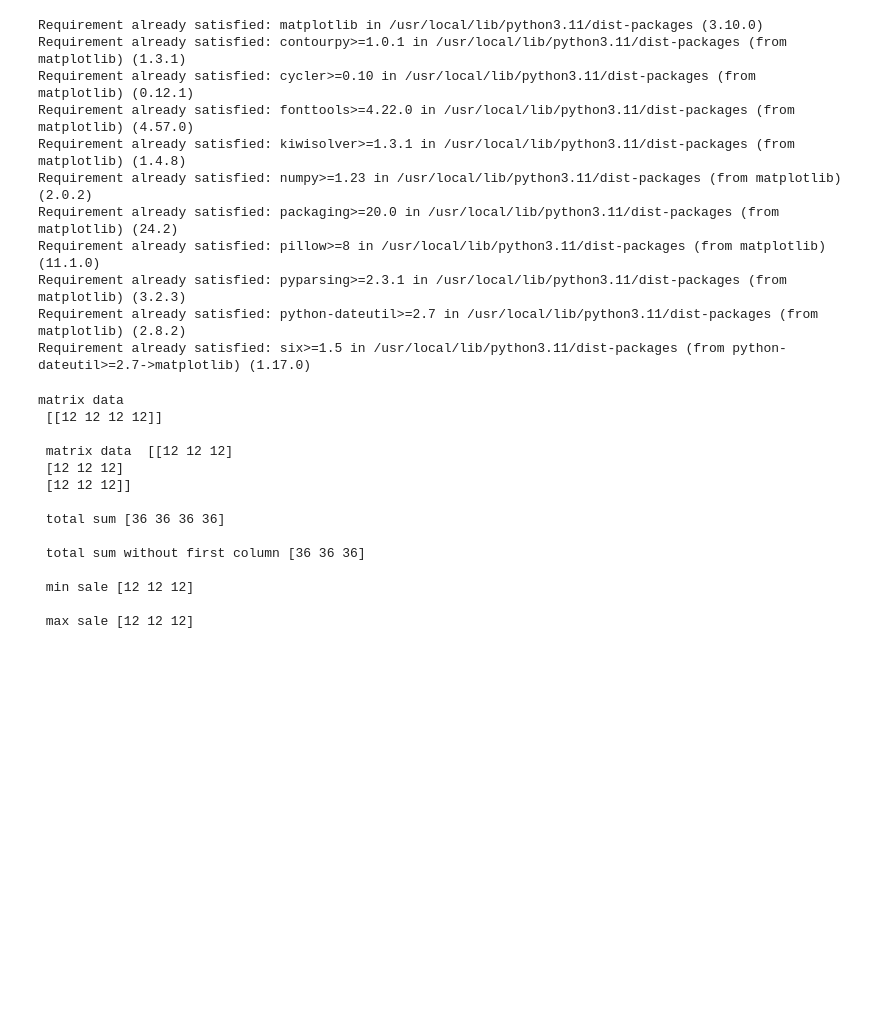
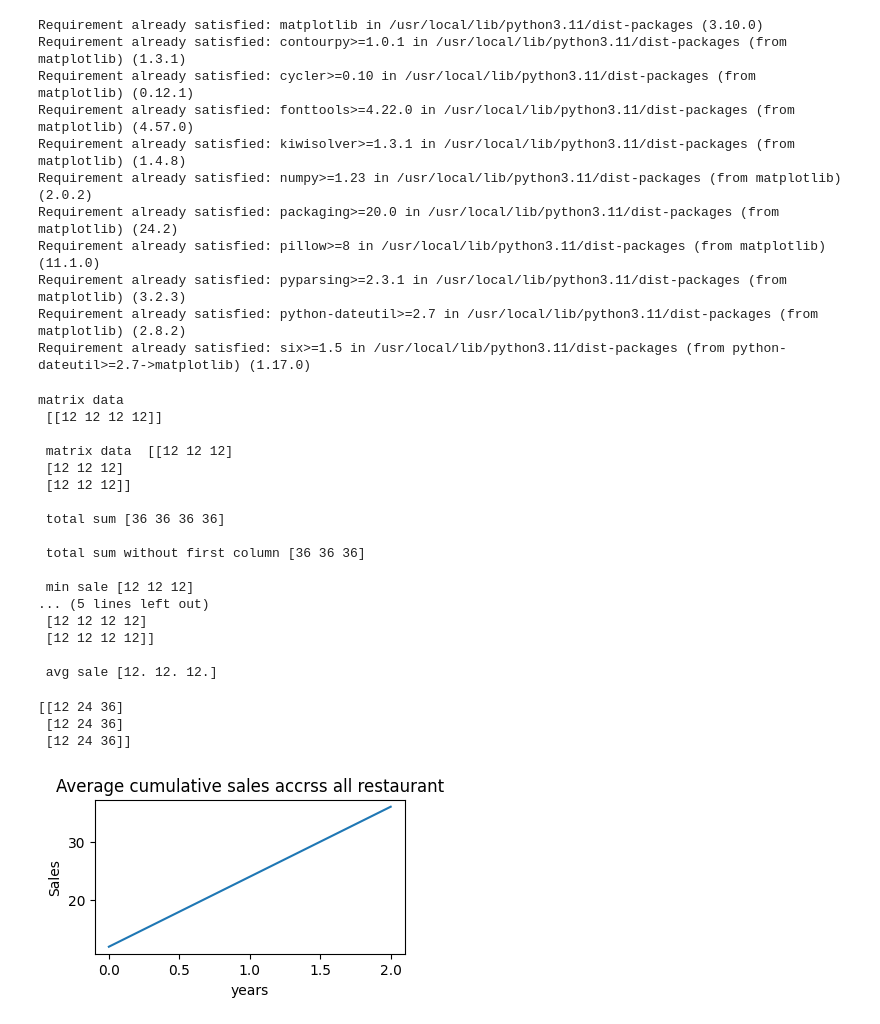
Before and after one commit to rohitboltfree/Pyhon01, a Jupyter notebook: Numpy_self_practice.ipynb, the cells around one changed output. Saved outputs shown, nothing was run; the diff lists cells and outputs as text; code cells hidden in the pictures; blank space fills up the shorter version.

```diff
--- a/Numpy_self_practice.ipynb
+++ b/Numpy_self_practice.ipynb
@@ -640,7 +640,12 @@ print("\n min sale",min_sale)
 
 # max. sale for per restaurant
 max_sale = np.max(sales_data[:,1:], axis=0)
-print("\n max sale",max_sale)
+print("\n max sale \n",max_sale)
+
+print("\n",sales_data)
+
+avg_sales = np.mean(sales_data[:,1:], axis=1)
+print("\n avg sale",avg_sales)
 # %% [output]
 matrix data
  [[12 12 12 12]]
@@ -654,5 +659,27 @@ matrix data
  total sum without first column [36 36 36]
 
  min sale [12 12 12]
+... (5 lines left out)
+ [12 12 12 12]
+ [12 12 12 12]]
 
- max sale [12 12 12]
+ avg sale [12. 12. 12.]
+# %%
+import numpy as np
+import matplotlib.pyplot as plt
+
+# cumsum = np.cumsum(sales_data[:, 1:],axis=1)
+cumsum = np.cumsum(sales_data[:,1:], axis=1)
+print(cumsum)
+
+plt.figure(figsize=(4,2))
+plt.plot(np.mean(cumsum, axis=0))
+plt.title('Average cumulative sales accrss all restaurant')
+plt.xlabel('years')
+plt.ylabel('Sales')
+plt.show()
+# %% [output]
+[[12 24 36]
+ [12 24 36]
+ [12 24 36]]
+[figure, added]
```
